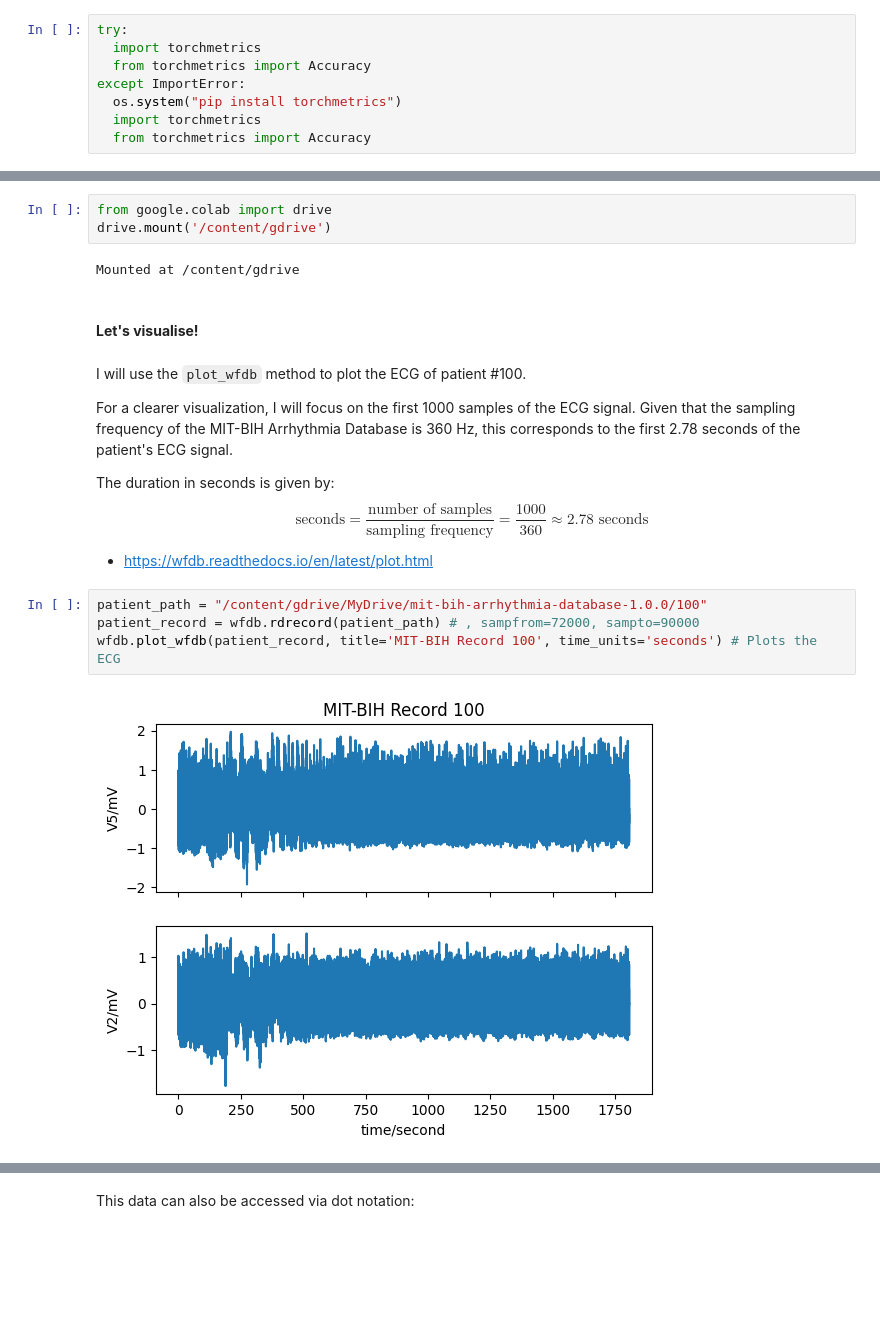
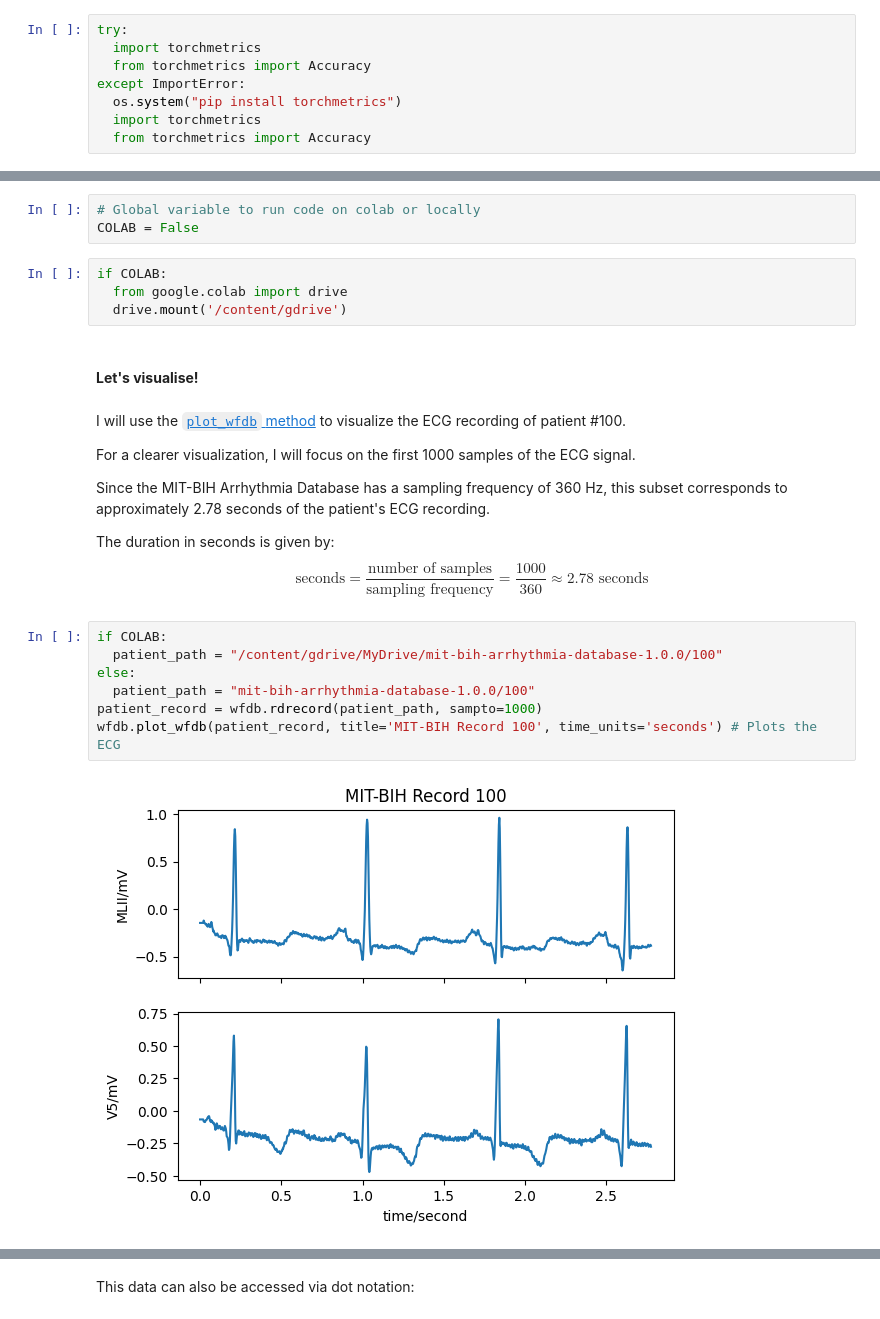
Before and after one commit to GiulioTaralli/Deep-Learning-Classification-MIT-BIH-Arrhythmia-Database, a Jupyter notebook: MIT_BIH_Arrhytmia_Classification.ipynb, the cells around one changed output, grey strips where cells are left out. Drawn from its saved outputs; the diff is of its cells as text; blank space fills up the shorter version.

```diff
--- a/MIT_BIH_Arrhytmia_Classification.ipynb
+++ b/MIT_BIH_Arrhytmia_Classification.ipynb
@@ -46,23 +66,28 @@ PyTorch version: 2.5.1+cu124
 wfdb version: 4.2.0
+# %%
+# Global variable to run code on colab or locally
+COLAB = False
 # %%
-from google.colab import drive
-drive.mount('/content/gdrive')
+if COLAB:
+  from google.colab import drive
+  drive.mount('/content/gdrive')
-# %% [output]
-Mounted at /content/gdrive
 # %% [markdown]
 #### **Let's visualise!**
 # %% [markdown]
-I will use the `plot_wfdb` method to plot the ECG of patient #100.
+I will use the [`plot_wfdb` method](https://wfdb.readthedocs.io/en/latest/plot.html) to visualize the ECG recording of patient #100.
 
-For a clearer visualization, I will focus on the first 1000 samples of the ECG signal. Given that the sampling frequency of the MIT-BIH Arrhythmia Database is 360 Hz, this corresponds to the first 2.78 seconds of the patient's ECG signal.
+For a clearer visualization, I will focus on the first 1000 samples of the ECG signal.
+
+Since the MIT-BIH Arrhythmia Database has a sampling frequency of 360 Hz, this subset corresponds to approximately 2.78 seconds of the patient's ECG recording.
 
 The duration in seconds is given by:
 $$\text{seconds} = \frac{\text{number of samples}}{\text{sampling frequency}} = \frac{1000}{360} \approx 2.78 \text{ seconds}$$
-
-* https://wfdb.readthedocs.io/en/latest/plot.html
 # %%
-patient_path = "/content/gdrive/MyDrive/mit-bih-arrhythmia-database-1.0.0/100"
-patient_record = wfdb.rdrecord(patient_path) # , sampfrom=72000, sampto=90000
+if COLAB:
+  patient_path = "/content/gdrive/MyDrive/mit-bih-arrhythmia-database-1.0.0/100"
+else:
+  patient_path = "mit-bih-arrhythmia-database-1.0.0/100"
+patient_record = wfdb.rdrecord(patient_path, sampto=1000)
 wfdb.plot_wfdb(patient_record, title='MIT-BIH Record 100', time_units='seconds') # Plots the ECG
 # %% [output]
-[figure, old version]
+[figure, new version]
```
Also changed, not shown: parts of 41 cells of this notebook, 2 other files.
